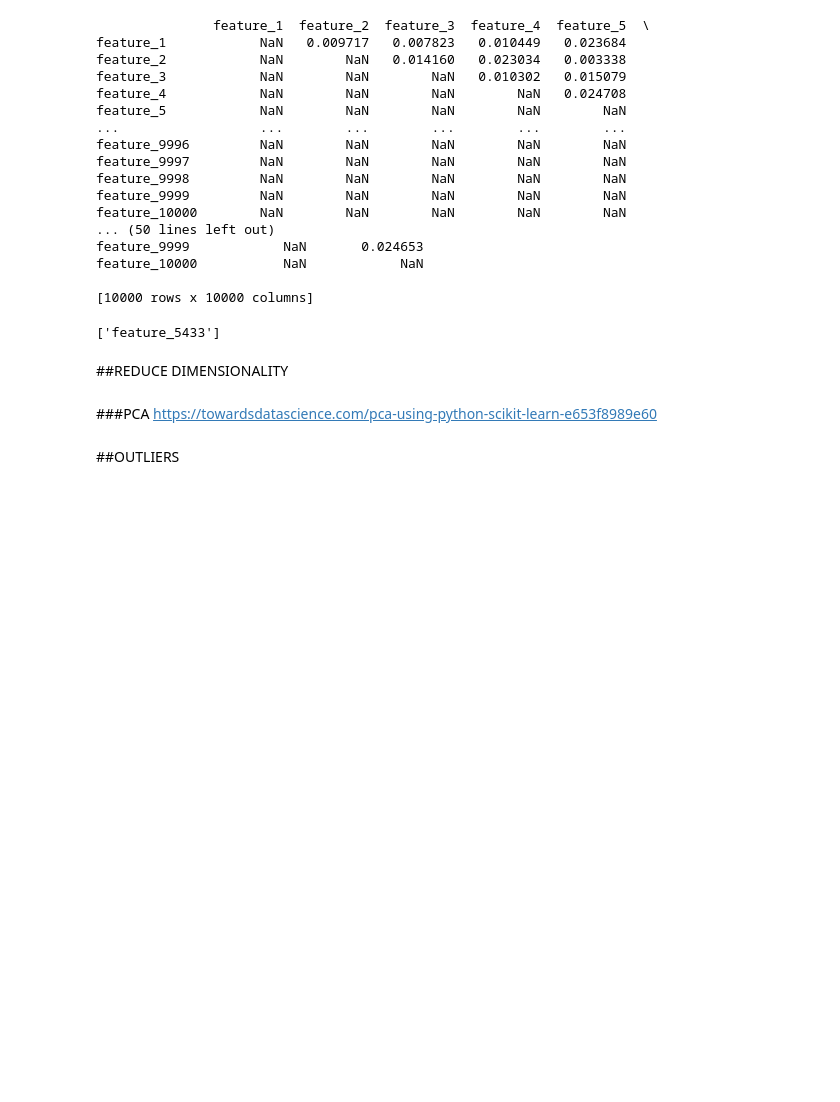
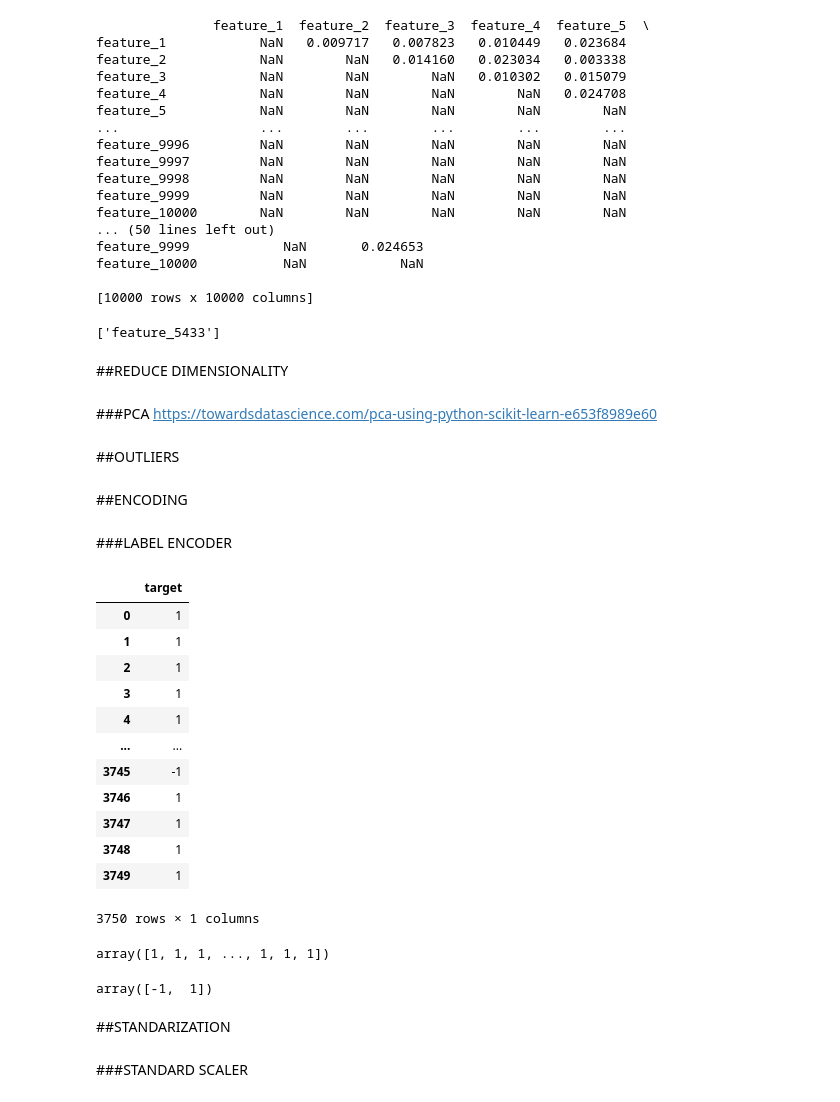
Before and after one commit to ChojnackiKRZ/machine_learning_kurs, a Jupyter notebook: ML_PROJECT_2022.ipynb, the cells around one changed output. Drawn from its saved outputs; the diff is of its cells as text; code cells hidden in the pictures; blank space fills up the shorter version.

```diff
--- a/ML_PROJECT_2022.ipynb
+++ b/ML_PROJECT_2022.ipynb
@@ -162,3 +164,41 @@ print(); print(to_drop)
 https://towardsdatascience.com/pca-using-python-scikit-learn-e653f8989e60
 # %% [markdown]
 ##OUTLIERS
+# %% [markdown]
+##ENCODING
+# %% [markdown]
+###LABEL ENCODER
+# %%
+from sklearn.preprocessing import LabelEncoder
+
+y = pd.read_csv('/content/drive/MyDrive/train_labels.csv', names = ['target'])
+
+y
+# %% [output]
+|  | target |
+| 0 | 1 |
+| 1 | 1 |
+| 2 | 1 |
+| 3 | 1 |
+| 4 | 1 |
+| ... | ... |
+| 3745 | -1 |
+| 3746 | 1 |
+| 3747 | 1 |
+| 3748 | 1 |
+| 3749 | 1 |
+3750 rows × 1 columns
+# %%
+le = LabelEncoder()
+le.fit(y['target'])
+le.transform(y['target'])
+# %% [output]
+array([1, 1, 1, ..., 1, 1, 1])
+# %%
+le.classes_
+# %% [output]
+array([-1,  1])
+# %% [markdown]
+##STANDARIZATION
+# %% [markdown]
+###STANDARD SCALER
```
Also changed, not shown: parts of 1 cell of this notebook.
